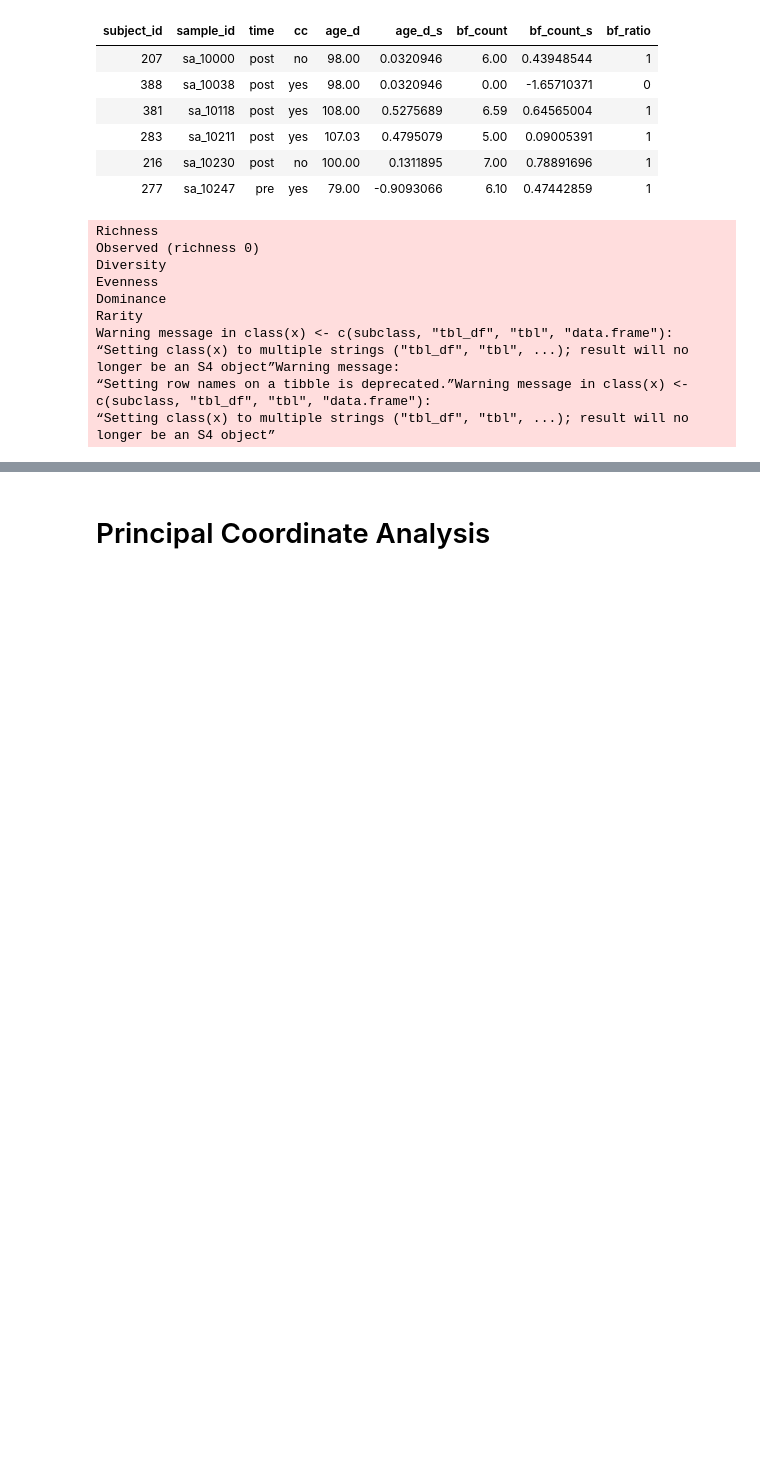
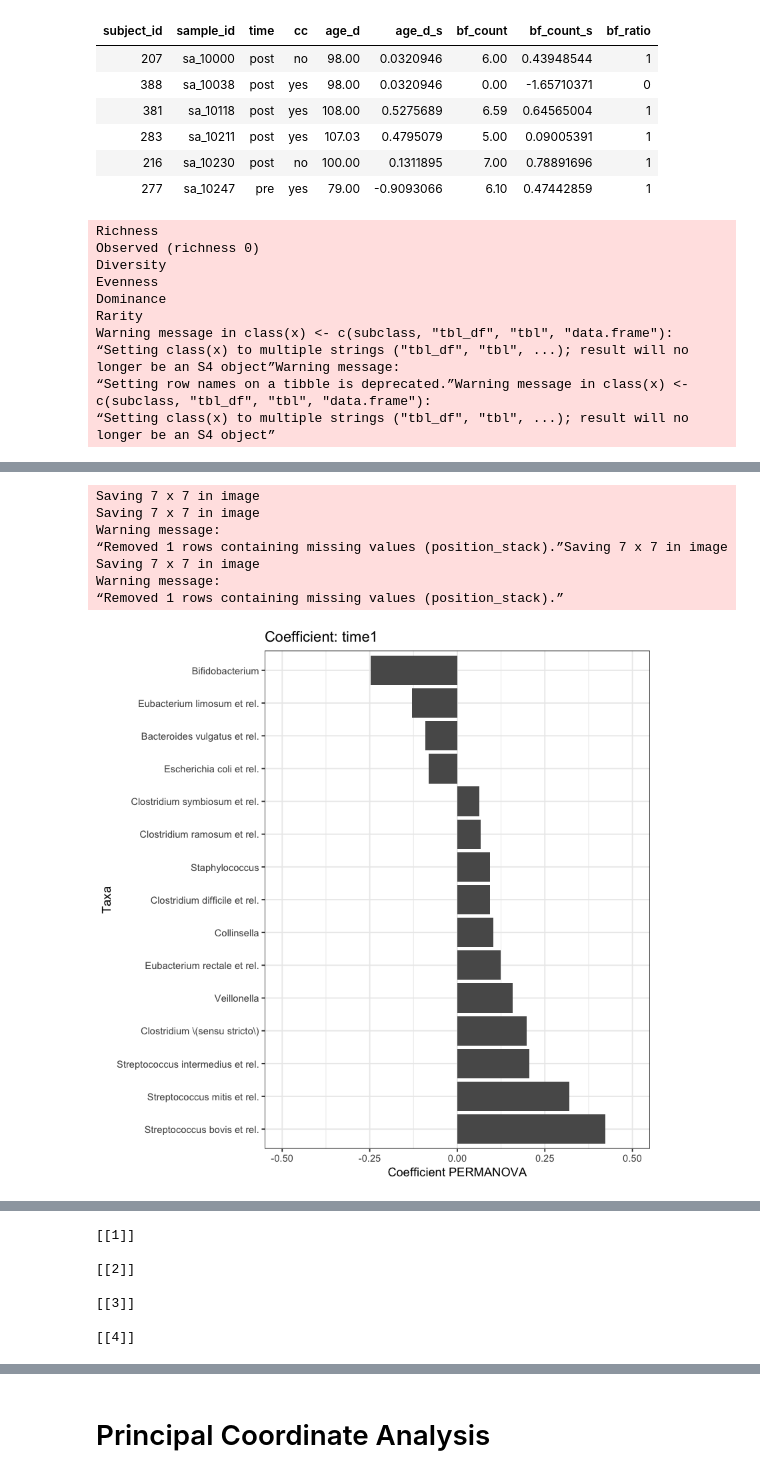
Before and after one commit to HenrikEckermann/bibo, a Jupyter notebook: notebooks/childcare_article_analyses.ipynb, the cells around one changed output, grey strips where cells are left out. Drawn from its saved outputs; the diff is of its cells as text; code cells hidden in the pictures; blank space fills up the shorter version.

```diff
--- a/notebooks/childcare_article_analyses.ipynb
+++ b/notebooks/childcare_article_analyses.ipynb
@@ -120,0 +192,33 @@ pmps
+# %%
+coef_v <- c("time1", "age_d_s", "bf_count_s", "time1:cc1")
+pmps <- lapply(coef_v, function(x) {
+    coef <- coefficients(pm)[x,]
+    # make plot that I can manipulate better for apa6th in case
+    coef_top <-
+        coef[rev(order(abs(coef)))[1:15]] %>%
+        as.data.frame() %>%
+        rownames_to_column("top_taxa")
+    colnames(coef_top) <- c("top_taxa", "coef_top")
+
+    coef_top <- coef_top %>% arrange(desc(coef_top)) %>%
+                mutate(top_taxa = factor(top_taxa, levels = top_taxa))
+     p <- ggplot(coef_top, aes(top_taxa, coef_top)) +
+            geom_bar(stat="identity") +
+            ylim(-0.5, 0.5) +
+            xlab("Taxa") + ylab("Coefficient PERMANOVA") +
+            ggtitle(glue::glue("Coefficient: {x}")) +
+            coord_flip() +
+            theme_bw()
+    ggsave(here(glue("fig/permanova_{x}_clr.png")))
+    p
+})
+pmps
+# %% [output]
+Saving 7 x 7 in image
+Saving 7 x 7 in image
+Warning message:
+“Removed 1 rows containing missing values (position_stack).”Saving 7 x 7 in image
+Saving 7 x 7 in image
+Warning message:
+“Removed 1 rows containing missing values (position_stack).”
+[figure, added]
@@ -120,0 +226,7 @@ pmps
+[[1]]
+
+[[2]]
+
+[[3]]
+
+[[4]]
```
Also changed, not shown: parts of 23 cells of this notebook, 27 other files.
